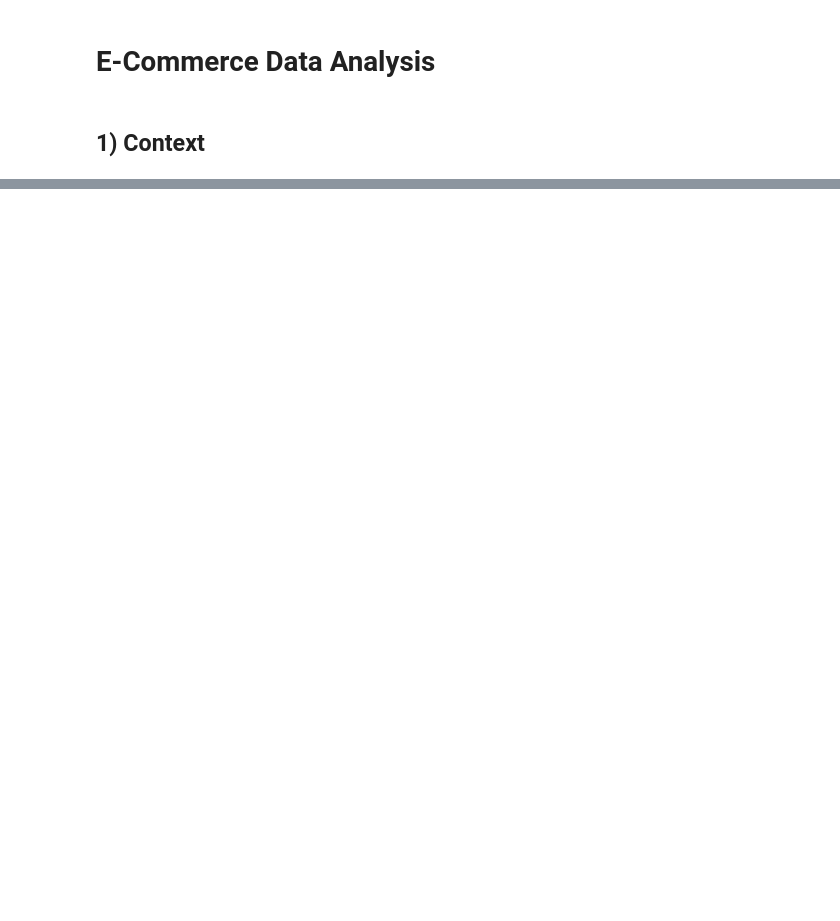
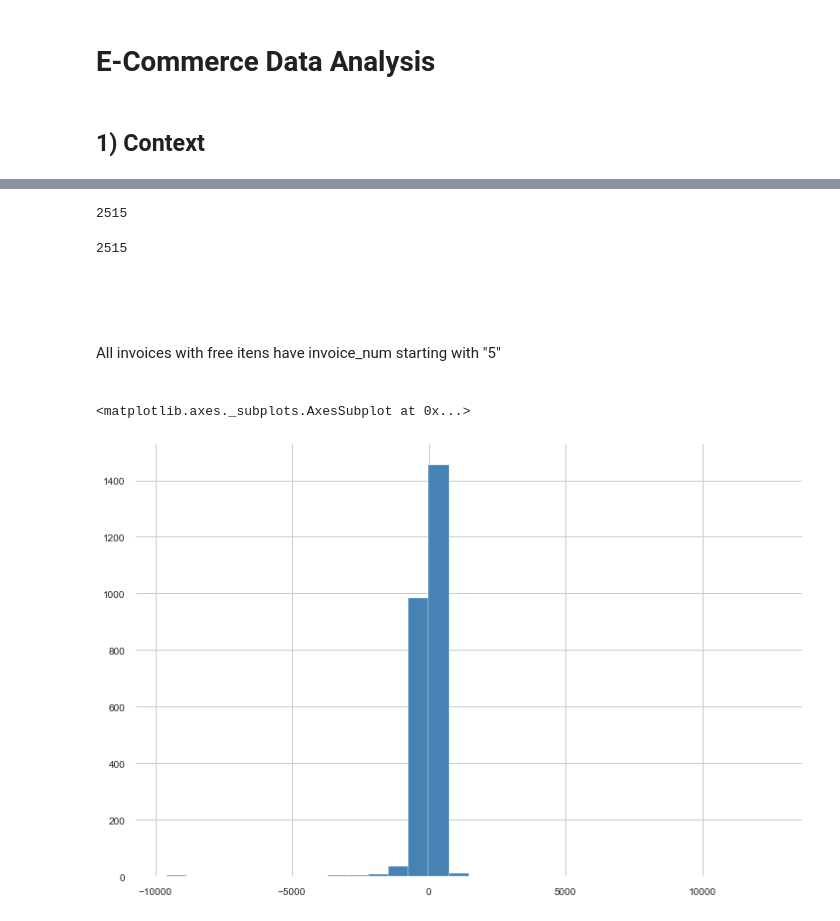
Before and after one commit to waltervt/Data_Science_Projects, a Jupyter notebook: E-Commerce Data Analysis/E-Commerce_Data_Analysis.ipynb, the cells around one changed output, grey strips where cells are left out. Cells and saved outputs as stored; diff of their text form; code cells hidden in the pictures; blank space fills up the shorter version.

```diff
--- a/E-Commerce Data Analysis/E-Commerce_Data_Analysis.ipynb
+++ b/E-Commerce Data Analysis/E-Commerce_Data_Analysis.ipynb
@@ -652,0 +605,24 @@ plt.tight_layout()
+# %%
+# How many sales had unit_price equal to 0?
+sum(df['unit_price'] == 0)
+# %% [output]
+2515
+# %%
+# How many invoice_num codes start with "5"?
+sum(df[df['unit_price'] == 0]['invoice_num'].apply(lambda invoice: invoice[0] == '5'))
+# %% [output]
+2515
+# %% [markdown]
+<br/>
+<br/>
+<br/>
+All invoices with free itens have invoice_num starting with "5"
+<br/>
+<br/>
+# %%
+# Analysing unit_price equal 0
+plt.figure(figsize=(12,8))
+df[df['unit_price'] == 0]['quantity'].hist(bins=30, color='steelblue')
+# %% [output]
+<matplotlib.axes._subplots.AxesSubplot at 0x...>
+[figure, added]
```
Also changed, not shown: parts of 163 cells of this notebook.
